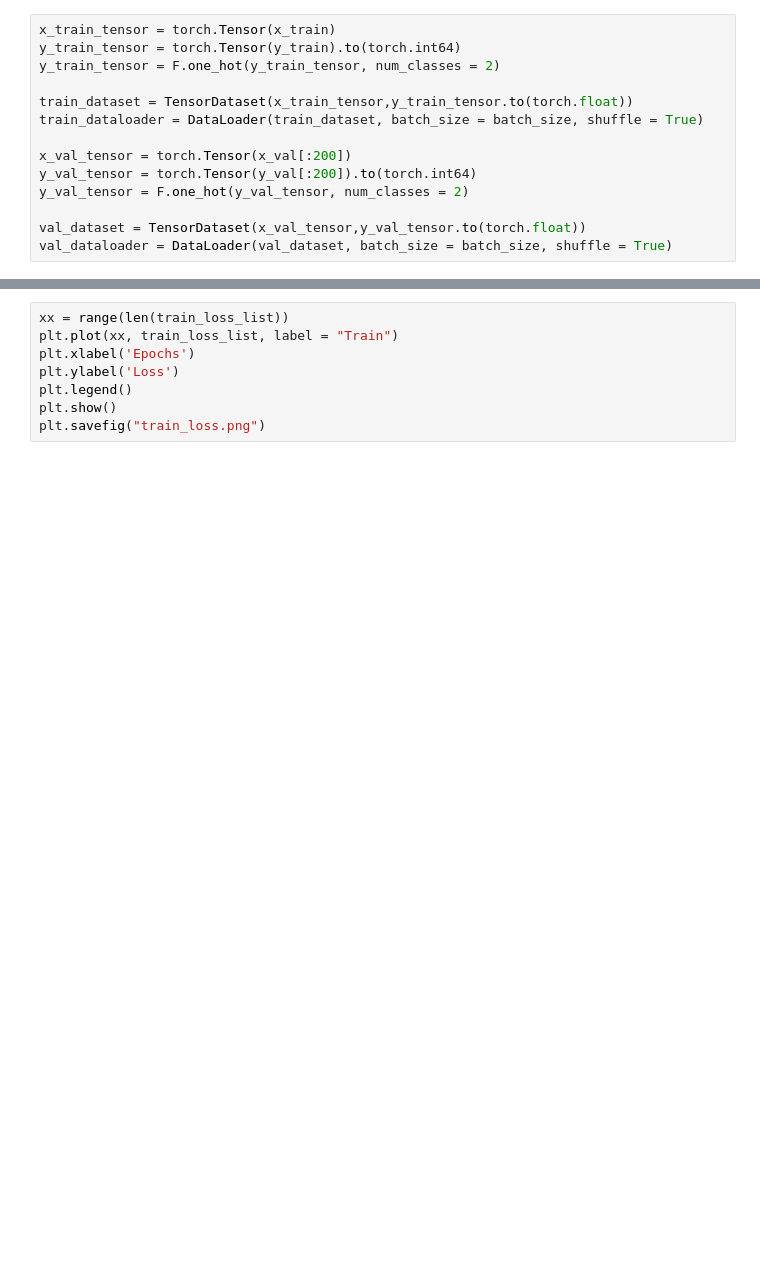
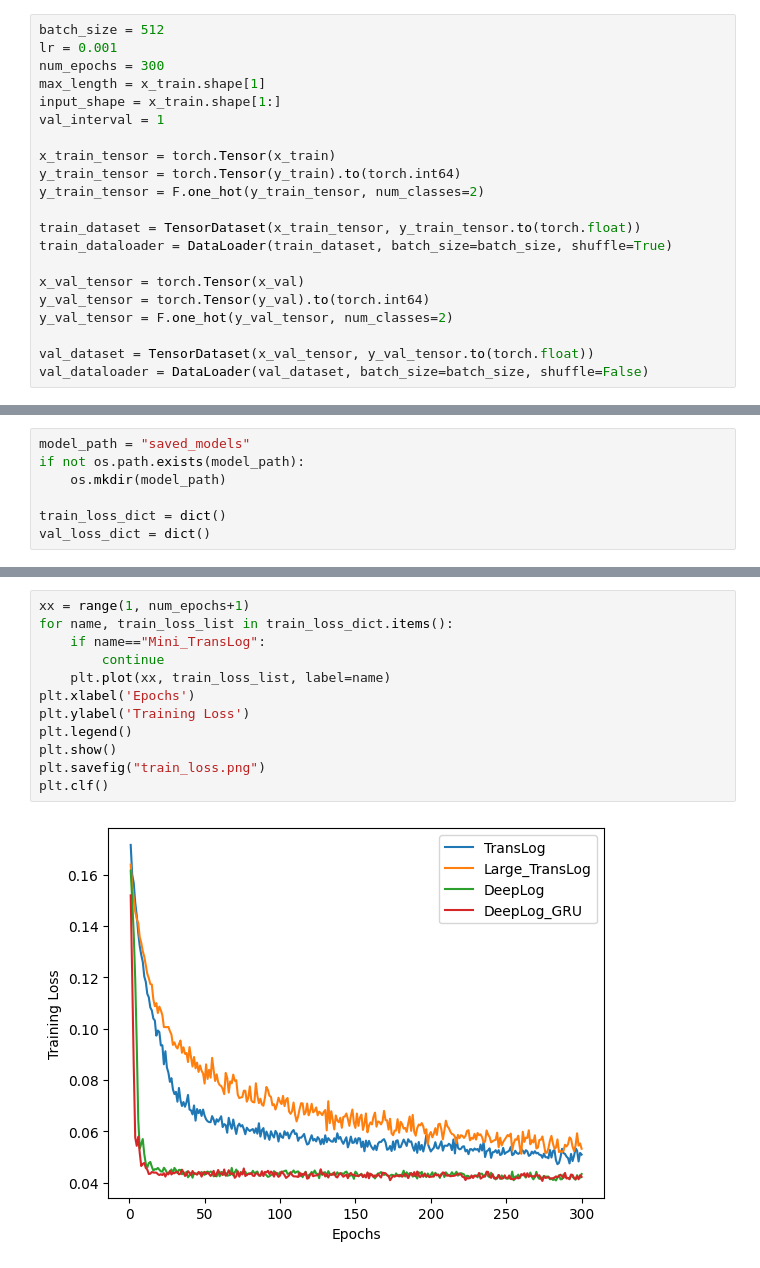
Before and after one commit to WenliangGuo/Log-Anomaly-Detection, a Jupyter notebook: train.ipynb, the cells around one changed output, grey strips where cells are left out. Cells and saved outputs as stored; diff of their text form; blank space fills up the shorter version.

```diff
--- a/train.ipynb
+++ b/train.ipynb
@@ -64,14 +59,21 @@ from models import Transformer
 # %%
+batch_size = 512
+lr = 0.001
+num_epochs = 300
+max_length = x_train.shape[1]
+input_shape = x_train.shape[1:]
+val_interval = 1
+
 x_train_tensor = torch.Tensor(x_train)
 y_train_tensor = torch.Tensor(y_train).to(torch.int64)
-y_train_tensor = F.one_hot(y_train_tensor, num_classes = 2)
+y_train_tensor = F.one_hot(y_train_tensor, num_classes=2)
 
-train_dataset = TensorDataset(x_train_tensor,y_train_tensor.to(torch.float))
-train_dataloader = DataLoader(train_dataset, batch_size = batch_size, shuffle = True)
+train_dataset = TensorDataset(x_train_tensor, y_train_tensor.to(torch.float))
+train_dataloader = DataLoader(train_dataset, batch_size=batch_size, shuffle=True)
 
-x_val_tensor = torch.Tensor(x_val[:200])
-y_val_tensor = torch.Tensor(y_val[:200]).to(torch.int64)
-y_val_tensor = F.one_hot(y_val_tensor, num_classes = 2)
+x_val_tensor = torch.Tensor(x_val)
+y_val_tensor = torch.Tensor(y_val).to(torch.int64)
+y_val_tensor = F.one_hot(y_val_tensor, num_classes=2)
 
-val_dataset = TensorDataset(x_val_tensor,y_val_tensor.to(torch.float))
-val_dataloader = DataLoader(val_dataset, batch_size = batch_size, shuffle = True)
+val_dataset = TensorDataset(x_val_tensor, y_val_tensor.to(torch.float))
+val_dataloader = DataLoader(val_dataset, batch_size=batch_size, shuffle=False)
@@ -116,0 +80,7 @@ val_loss_list = []
+# %%
+model_path = "saved_models"
+if not os.path.exists(model_path):
+    os.mkdir(model_path)
+
+train_loss_dict = dict()
+val_loss_dict = dict()
@@ -163,8 +574,14 @@ KeyboardInterrupt:
 # %%
-xx = range(len(train_loss_list))
-plt.plot(xx, train_loss_list, label = "Train")
+xx = range(1, num_epochs+1)
+for name, train_loss_list in train_loss_dict.items():
+    if name=="Mini_TransLog":
+        continue
+    plt.plot(xx, train_loss_list, label=name)
 plt.xlabel('Epochs')
-plt.ylabel('Loss')
+plt.ylabel('Training Loss')
 plt.legend()
 plt.show()
 plt.savefig("train_loss.png")
+plt.clf()
+# %% [output]
+[figure, added]
```
Also changed, not shown: parts of 24 cells of this notebook, 6 other files.
